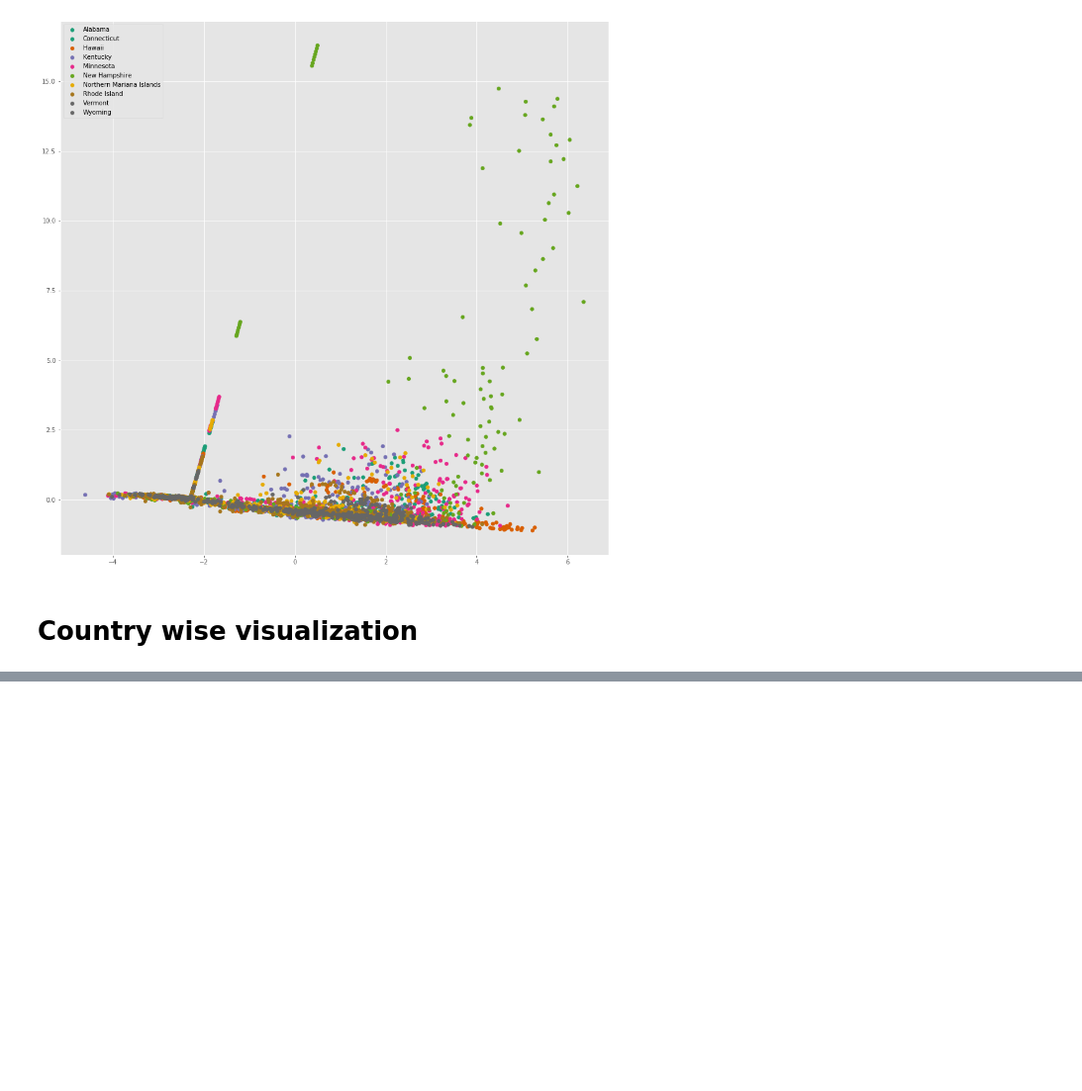
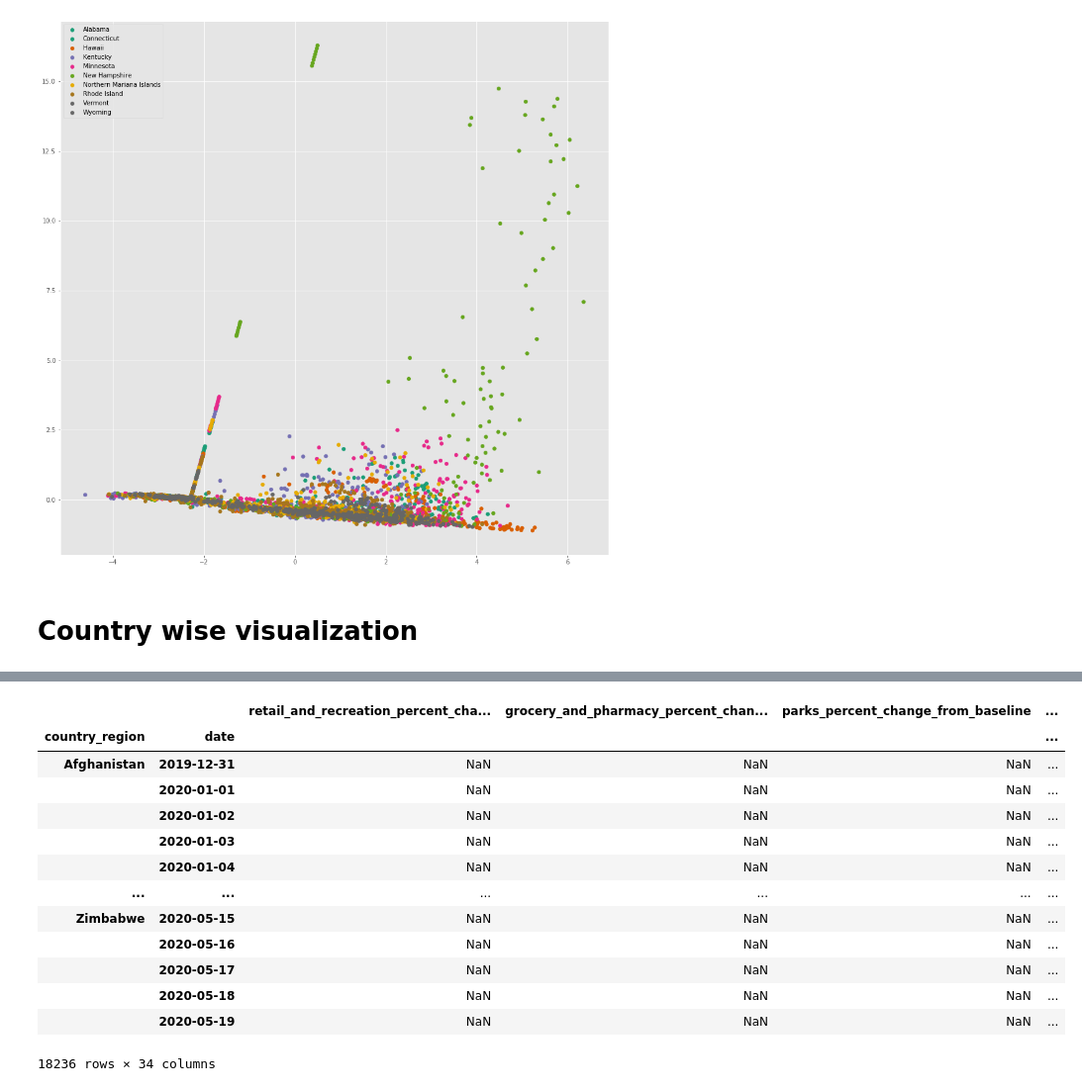
Before and after one commit to hannanabdul55/neural-nets-research-playground, a Jupyter notebook: Should-I-get-out.ipynb, the cells around one changed output, grey strips where cells are left out. Shown at 99% size. Saved outputs shown, nothing was run; the diff lists cells and outputs as text; code cells hidden in the pictures; blank space fills up the shorter version.

```diff
--- a/Should-I-get-out.ipynb
+++ b/Should-I-get-out.ipynb
@@ -325,0 +397,18 @@ plt.legend(*sc.legend_elements(fmt=mpl.ticker.FuncFormatter(l)))
+# %%
+merged_cty = pd.merge(mob_cty, testing_cty, how='outer', sort=True, left_index=True, right_index=True).drop(columns=['tests_units'])
+merged_cty
+# %% [output]
+|  |  | retail_and_recreation_percent_cha... | grocery_and_pharmacy_percent_chan... | parks_percent_change_from_baseline | ... |
+| country_region | date |  |  |  | ... |
+| Afghanistan | 2019-12-31 | NaN | NaN | NaN | ... |
+|  | 2020-01-01 | NaN | NaN | NaN | ... |
+|  | 2020-01-02 | NaN | NaN | NaN | ... |
+|  | 2020-01-03 | NaN | NaN | NaN | ... |
+|  | 2020-01-04 | NaN | NaN | NaN | ... |
+| ... | ... | ... | ... | ... | ... |
+| Zimbabwe | 2020-05-15 | NaN | NaN | NaN | ... |
+|  | 2020-05-16 | NaN | NaN | NaN | ... |
+|  | 2020-05-17 | NaN | NaN | NaN | ... |
+|  | 2020-05-18 | NaN | NaN | NaN | ... |
+|  | 2020-05-19 | NaN | NaN | NaN | ... |
+18236 rows × 34 columns
```
Also changed, not shown: parts of 7 cells of this notebook, 2 other files.
